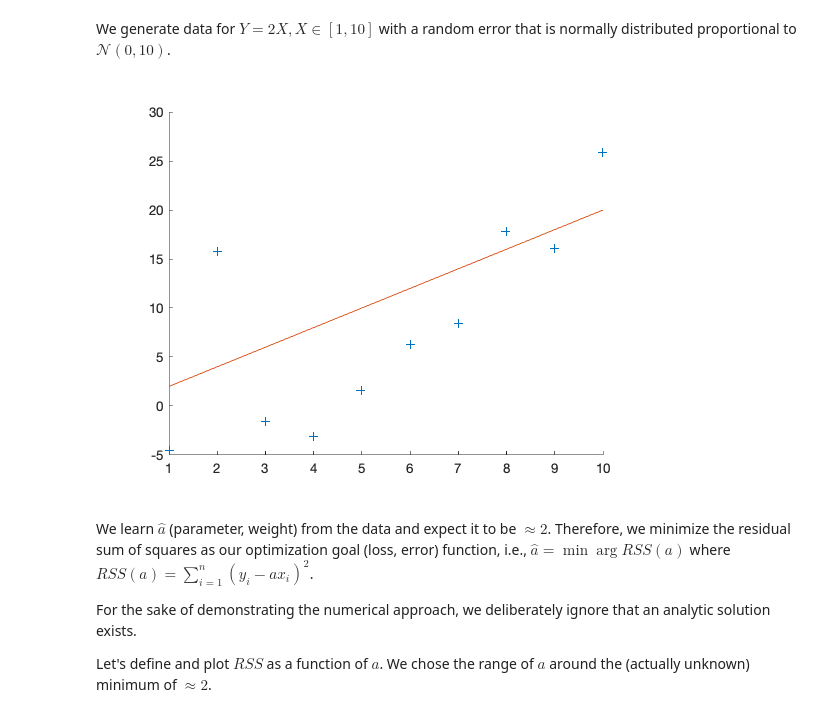
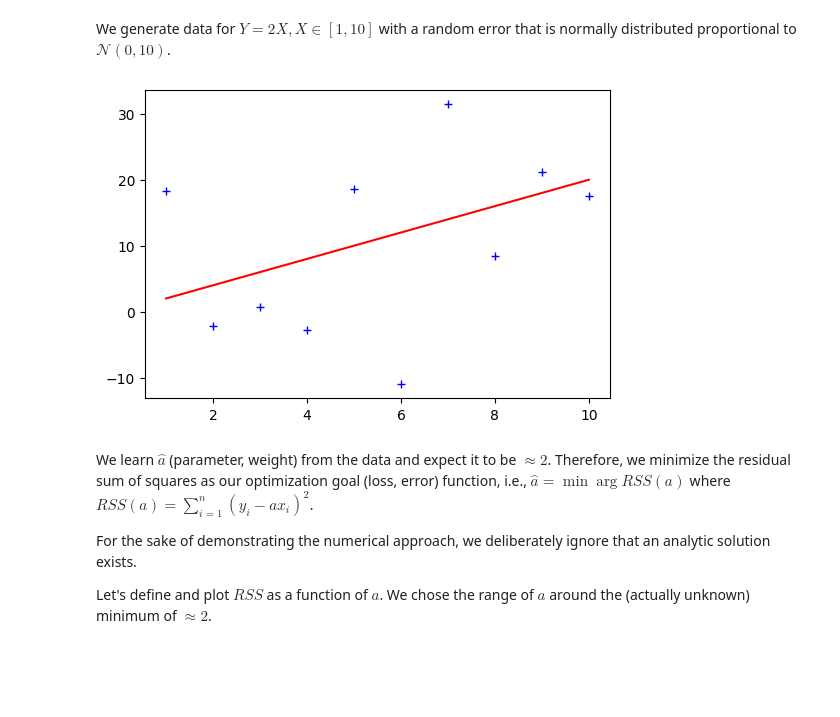
Before and after one commit to kallefrisk/Schoolwork, a Jupyter notebook: Python/DeepLearning/Numerical Linear Regression.ipynb, the cells around one changed output. Saved outputs shown, nothing was run; the diff lists cells and outputs as text; code cells hidden in the pictures; blank space fills up the shorter version.

```diff
--- a/Python/DeepLearning/Numerical Linear Regression.ipynb
+++ b/Python/DeepLearning/Numerical Linear Regression.ipynb
@@ -28,16 +28,19 @@ Let us start a simple linear model $Y = aX$ with one feature $X$ and one respons
 # %% [markdown]
 We generate data for $Y=2X, X\in [1,10]$ with a random error that is normally distributed proportional to $\mathcal{N}(0,10)$.
 # %%
-rng(1);
-N = 10;
-a0 = 2;
-X = 1:N;
-Y = a0*X + normrnd(0,10,1,N);
-scatter(X,Y,'+')
-hold on
-plot(X,a0*X)
+np.random.seed(1)
+
+N = 10
+a0 = 2
+X = np.linspace(1, N, 10)
+Y = a0 * X + np.random.normal(loc=0, scale=10, size=N)
+
+plt.figure(1, figsize=[6,4])
+plt.plot(X, Y, "b+")
+plt.plot(X, a0*X, "r-")
+plt.show()
 # %% [output]
-[figure, old version]
+[figure, new version]
 # %% [markdown]
 We learn $\hat a$ (parameter, weight) from the data and expect it to be $\approx 2$. Therefore, we minimize the residual sum of squares as our optimization goal (loss, error) function, i.e., $\hat a = \min \arg RSS(a)$ where $RSS(a) =\sum_{i=1}^{n}(y_i - a x_i)^2$.
 
```
